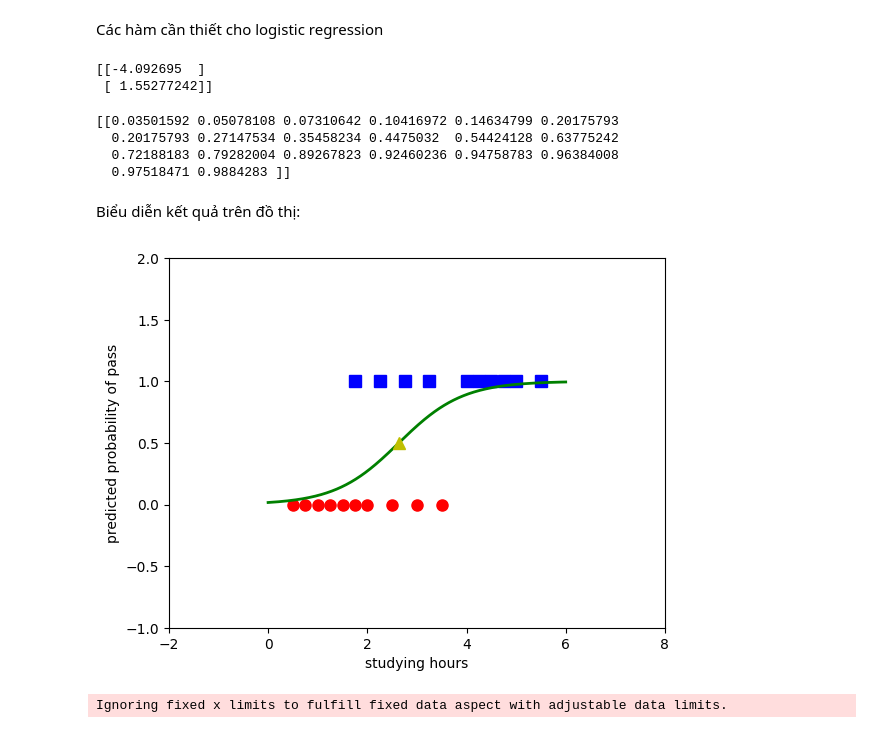
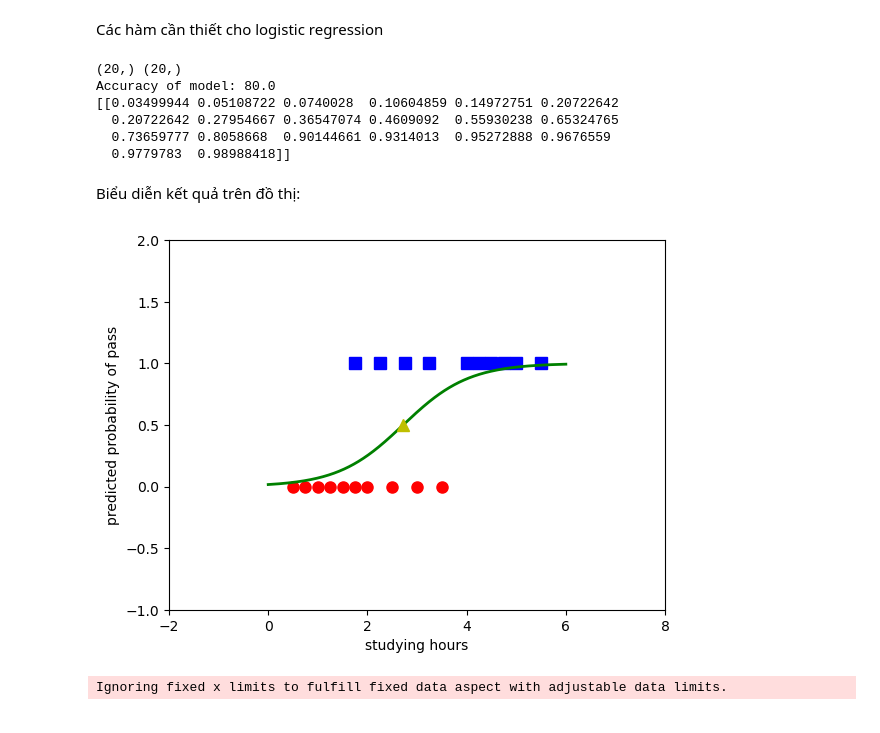
Before and after one commit to 24022452/machine_learning_homework, a Jupyter notebook: logistic_regression.ipynb, the cells around one changed output. Saved outputs shown, nothing was run; the diff lists cells and outputs as text; code cells hidden in the pictures.

```diff
--- a/logistic_regression.ipynb
+++ b/logistic_regression.ipynb
@@ -19,66 +57,39 @@ def sigmoid(s):
-# %%
-def logistic_sigmoid_regression(X, y, w_init, eta, tol = 1e-4, max_count = 10000):
-    w = [w_init]
-    it = 0
-    N = X.shape[1]
-    d = X.shape[0]
-    count = 0
-    check_w_after = 20
-    while count < max_count:
-        # mix data
-        mix_id = np.random.permutation(N)
-        for i in mix_id:
-            xi = X[:, i].reshape(d, 1)
-            yi = y[i]
-            zi = sigmoid(np.dot(w[-1].T, xi))
-            w_new = w[-1] + eta*(yi - zi)*xi
-            count += 1
-            # stopping criteria
-            if count%check_w_after == 0:
-                if np.linalg.norm(w_new - w[-check_w_after]) < tol:
-                    return w
-            w.append(w_new)
-    return w
-eta = .05
-d = X.shape[0]
-w_init = np.random.randn(d, 1)
-
-w = logistic_sigmoid_regression(X, y, w_init, eta)
-print(w[-1])
-# %% [output]
-[[-4.092695  ]
- [ 1.55277242]]
 # %%
+from sklearn.metrics import accuracy_score
+print(y.shape, y_pred.shape)
+print (f"Accuracy of model: {100*accuracy_score(y, y_pred)}")
 print(sigmoid(np.dot(w[-1].T, X)))
 # %% [output]
-[[0.03501592 0.05078108 0.07310642 0.10416972 0.14634799 0.20175793
-  0.20175793 0.27147534 0.35458234 0.4475032  0.54424128 0.63775242
-  0.72188183 0.79282004 0.89267823 0.92460236 0.94758783 0.96384008
-  0.97518471 0.9884283 ]]
+(20,) (20,)
+Accuracy of model: 80.0
+[[0.03499944 0.05108722 0.0740028  0.10604859 0.14972751 0.20722642
+  0.20722642 0.27954667 0.36547074 0.4609092  0.55930238 0.65324765
+  0.73659777 0.8058668  0.90144661 0.9314013  0.95272888 0.9676559
+  0.9779783  0.98988418]]
 # %% [markdown]
 Biểu diễn kết quả trên đồ thị:
 # %%
-X0 = X[1, np.where(y == 0)][0]
+X0 = X[1, np.where(y == 0)][0] # idx = np.where(y==0)[0] X0 = X[1, idx]
 y0 = y[np.where(y == 0)]
 X1 = X[1, np.where(y == 1)][0]
 y1 = y[np.where(y == 1)]
 
 plt.plot(X0, y0, 'ro', markersize = 8)
-plt.plot(X1, y1, 'bs', markersize = 8)
+plt.plot(X1, y1, 'bs', ms = 8)
 
 xx = np.linspace(0, 6, 1000)
 w0 = w[-1][0][0]
 w1 = w[-1][1][0]
 threshold = -w0/w1
 yy = sigmoid(w0 + w1*xx)
 plt.axis([-2, 8, -1, 2])
 plt.plot(xx, yy, 'g-', linewidth = 2)
 plt.plot(threshold, .5, 'y^', markersize = 8)
 plt.xlabel('studying hours')
 plt.ylabel('predicted probability of pass')
 plt.show()
 # %% [output]
-[figure, old version]
+[figure, new version]
 # %%
 from scipy.spatial.distance import cdist
 
```
Also changed, not shown: parts of 6 cells of this notebook, 3 other files.
